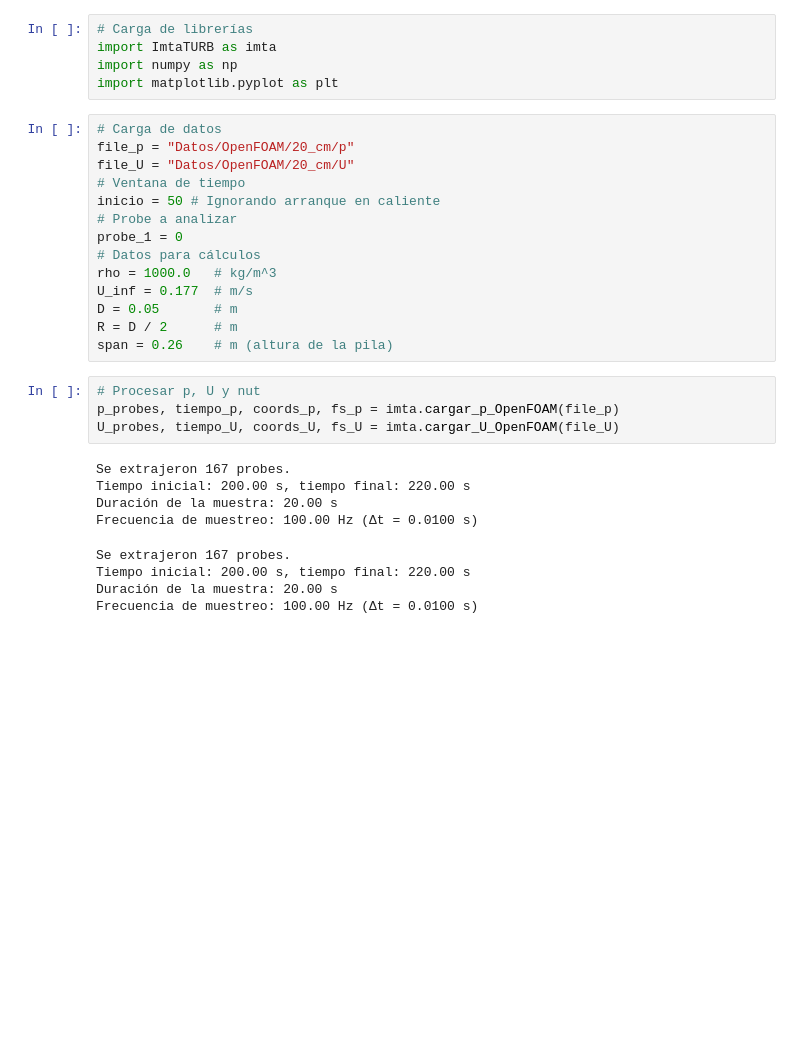
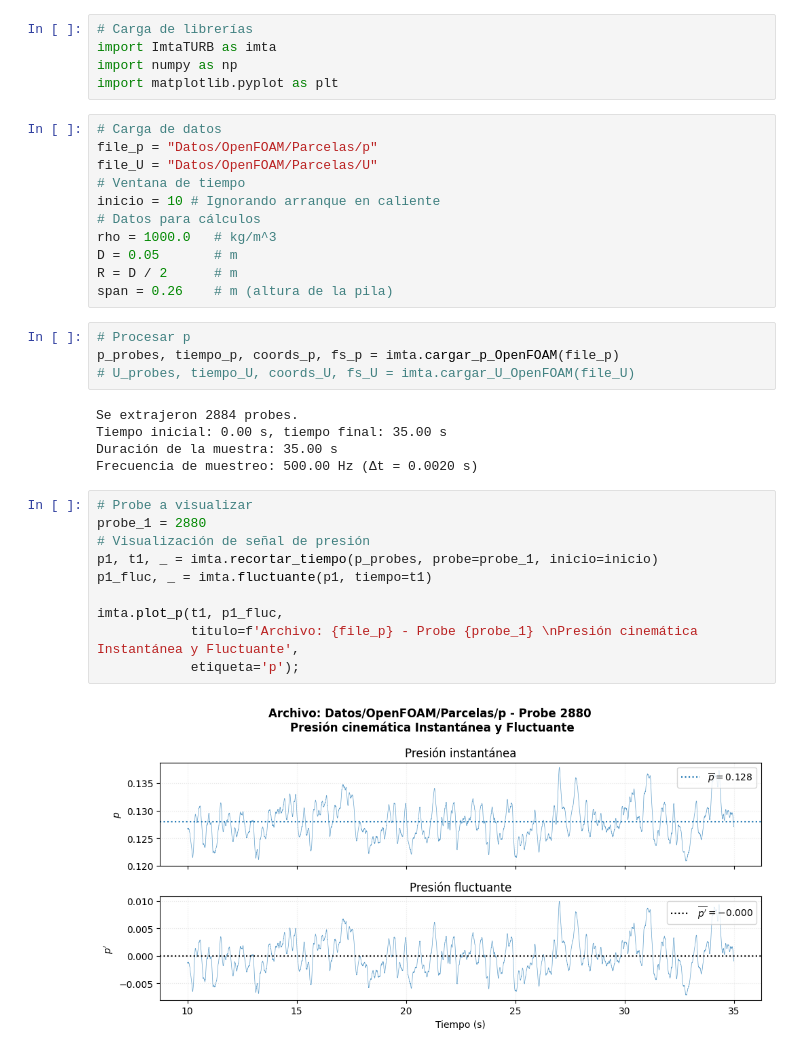
Before and after one commit to OmarURP/Toolbox_publica, a Jupyter notebook: 08_Parcelas.ipynb, the cells around one changed output. Saved outputs shown, nothing was run; the diff lists cells and outputs as text; blank space fills up the shorter version.

Commit message:
Actuzalización de archivos

```diff
--- a/08_Parcelas.ipynb
+++ b/08_Parcelas.ipynb
@@ -20,28 +20,33 @@ import numpy as np
 import matplotlib.pyplot as plt
 # %%
 # Carga de datos
-file_p = "Datos/OpenFOAM/20_cm/p"
-file_U = "Datos/OpenFOAM/20_cm/U"
+file_p = "Datos/OpenFOAM/Parcelas/p"
+file_U = "Datos/OpenFOAM/Parcelas/U"
 # Ventana de tiempo
-inicio = 50 # Ignorando arranque en caliente
-# Probe a analizar
-probe_1 = 0
+inicio = 10 # Ignorando arranque en caliente
 # Datos para cálculos
 rho = 1000.0   # kg/m^3
-U_inf = 0.177  # m/s
 D = 0.05       # m
 R = D / 2      # m
 span = 0.26    # m (altura de la pila)
 # %%
-# Procesar p, U y nut
+# Procesar p
 p_probes, tiempo_p, coords_p, fs_p = imta.cargar_p_OpenFOAM(file_p)
-U_probes, tiempo_U, coords_U, fs_U = imta.cargar_U_OpenFOAM(file_U)
+# U_probes, tiempo_U, coords_U, fs_U = imta.cargar_U_OpenFOAM(file_U)
 # %% [output]
-Se extrajeron 167 probes.
-Tiempo inicial: 200.00 s, tiempo final: 220.00 s
-Duración de la muestra: 20.00 s
-Frecuencia de muestreo: 100.00 Hz (Δt = 0.0100 s)
+Se extrajeron 2884 probes.
+Tiempo inicial: 0.00 s, tiempo final: 35.00 s
+Duración de la muestra: 35.00 s
+Frecuencia de muestreo: 500.00 Hz (Δt = 0.0020 s)
-Se extrajeron 167 probes.
-Tiempo inicial: 200.00 s, tiempo final: 220.00 s
-Duración de la muestra: 20.00 s
-Frecuencia de muestreo: 100.00 Hz (Δt = 0.0100 s)
+# %%
+# Probe a visualizar
+probe_1 = 2880
+# Visualización de señal de presión
+p1, t1, _ = imta.recortar_tiempo(p_probes, probe=probe_1, inicio=inicio)
+p1_fluc, _ = imta.fluctuante(p1, tiempo=t1)
+
+imta.plot_p(t1, p1_fluc,
+            titulo=f'Archivo: {file_p} - Probe {probe_1} \nPresión cinemática Instantánea y Fluctuante',
+            etiqueta='p');
+# %% [output]
+[figure, added]
```
Also changed, not shown: parts of 9 cells of this notebook, 3 other files.
